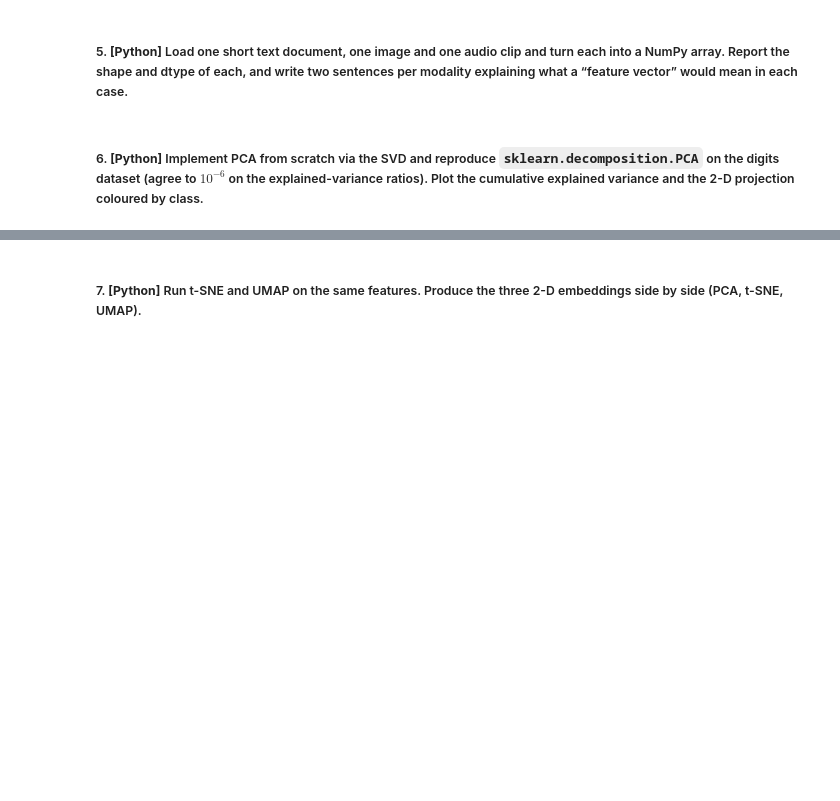
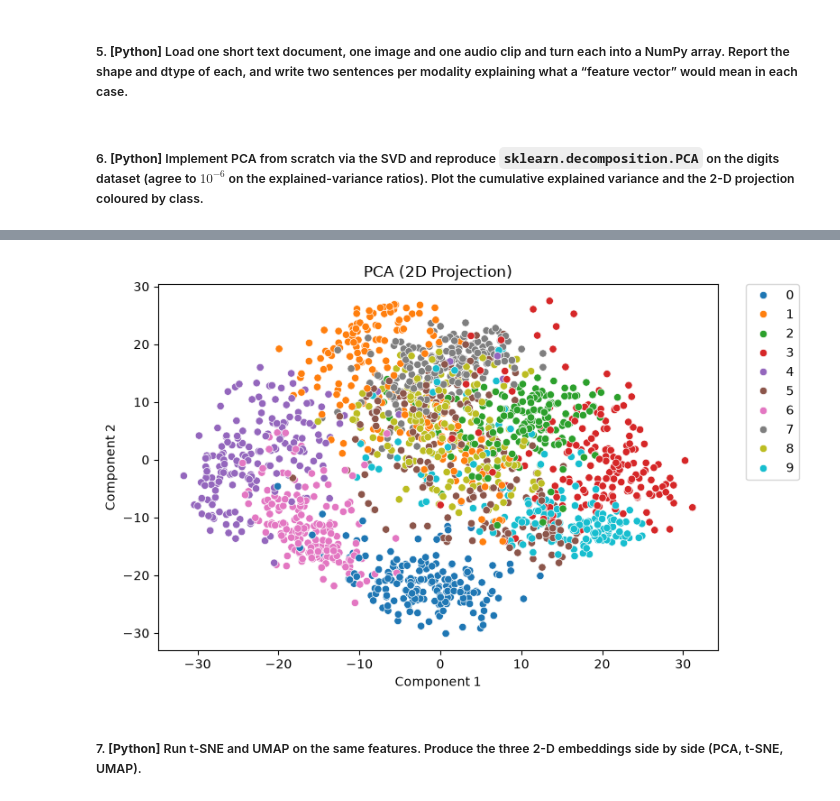
Before and after one commit to Jagaxxx/AUD_labs, a Jupyter notebook: Problem Set 1/l1.ipynb, the cells around one changed output, grey strips where cells are left out. Saved outputs shown, nothing was run; the diff lists cells and outputs as text; code cells hidden in the pictures; blank space fills up the shorter version.

```diff
--- a/Problem Set 1/l1.ipynb
+++ b/Problem Set 1/l1.ipynb
@@ -14,2 +188,23 @@
+# %%
+X_transformed_2d, _, _ = pca_via_svd(X_digits, n_components=2)
+
+df_pca_2d = pd.DataFrame(X_transformed_2d, columns=["Component 1", "Component 2"])
+plt.figure(figsize=(8, 5))
+sns.scatterplot(
+    data=df_pca_2d,
+    x="Component 1",
+    y="Component 2",
+    hue=y_digits,
+    palette="tab10"
+)
+
+plt.title('PCA (2D Projection)')
+plt.xlabel('Component 1')
+plt.ylabel('Component 2')
+plt.legend(bbox_to_anchor=(1.05, 1), loc=2, borderaxespad=0.)
+plt.tight_layout()
+plt.show()
+# %% [output]
+[figure, added]
 # %% [markdown]
 ##### 7. **[Python]** Run t-SNE and UMAP on the same features. Produce the three 2-D embeddings side by side (PCA, t-SNE, UMAP).
```
Also changed, not shown: parts of 12 cells of this notebook, 2 other files.
